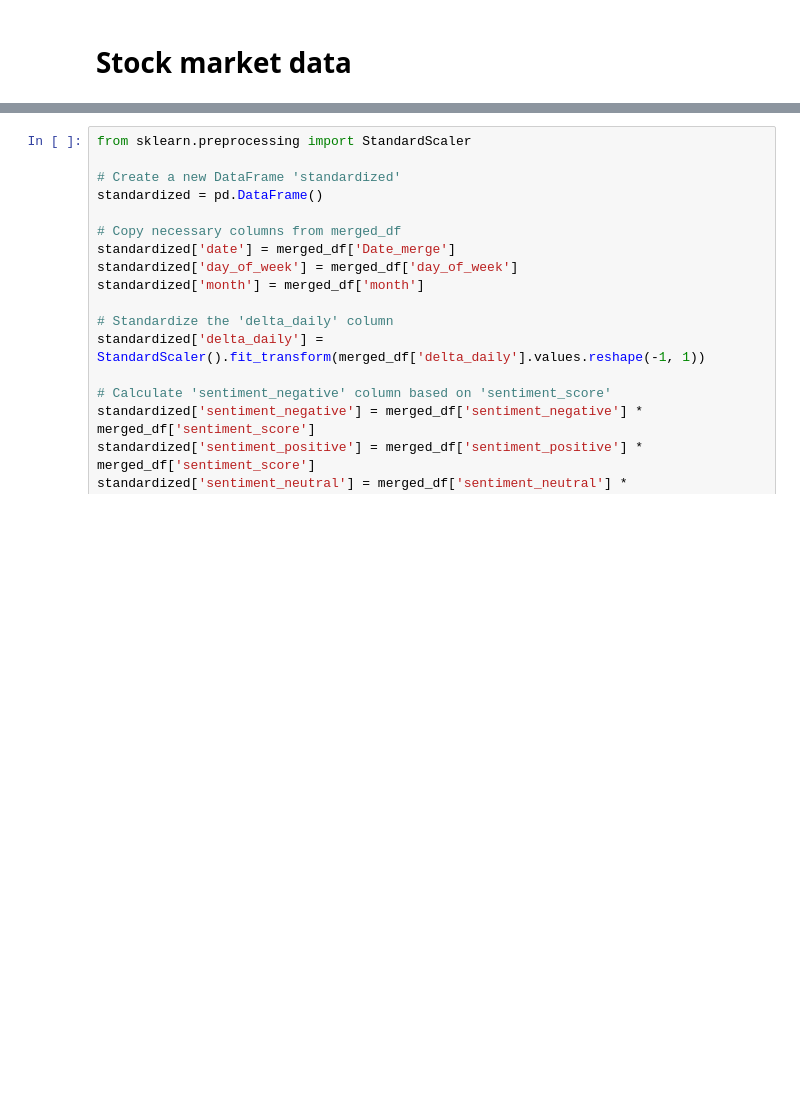
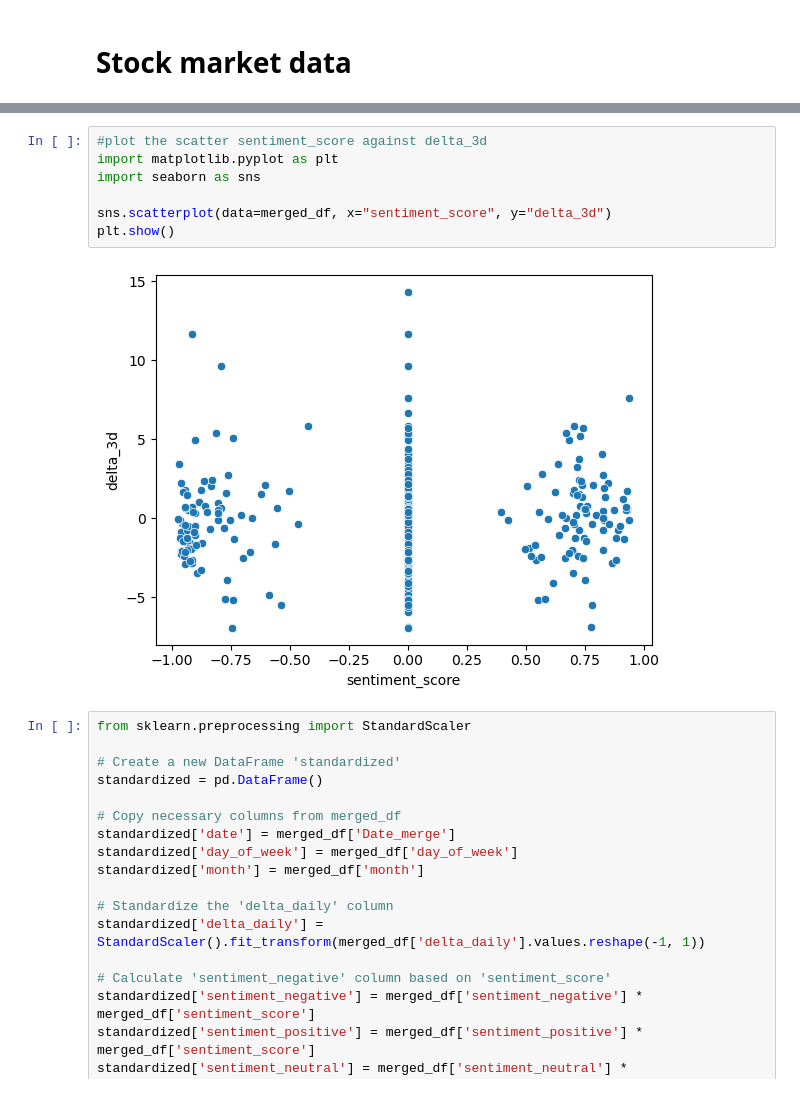
Before and after one commit to OzodbekOzodov/ecb-speeches, a Jupyter notebook: compact_notebook.ipynb, the cells around one changed output, grey strips where cells are left out. Cells and saved outputs as stored; diff of their text form; blank space fills up the shorter version.

```diff
--- a/compact_notebook.ipynb
+++ b/compact_notebook.ipynb
@@ -725,6 +753,15 @@ Covariance Type:            nonrobust
 
 Notes:
 [1] Standard Errors assume that the covariance matrix of the errors is correctly specified.
+# %%
+#plot the scatter sentiment_score against delta_3d
+import matplotlib.pyplot as plt
+import seaborn as sns
+
+sns.scatterplot(data=merged_df, x="sentiment_score", y="delta_3d")
+plt.show()
+# %% [output]
+[figure, added]
 # %%
 from sklearn.preprocessing import StandardScaler
 
```
Also changed, not shown: parts of 8 cells of this notebook, 2 other files.
